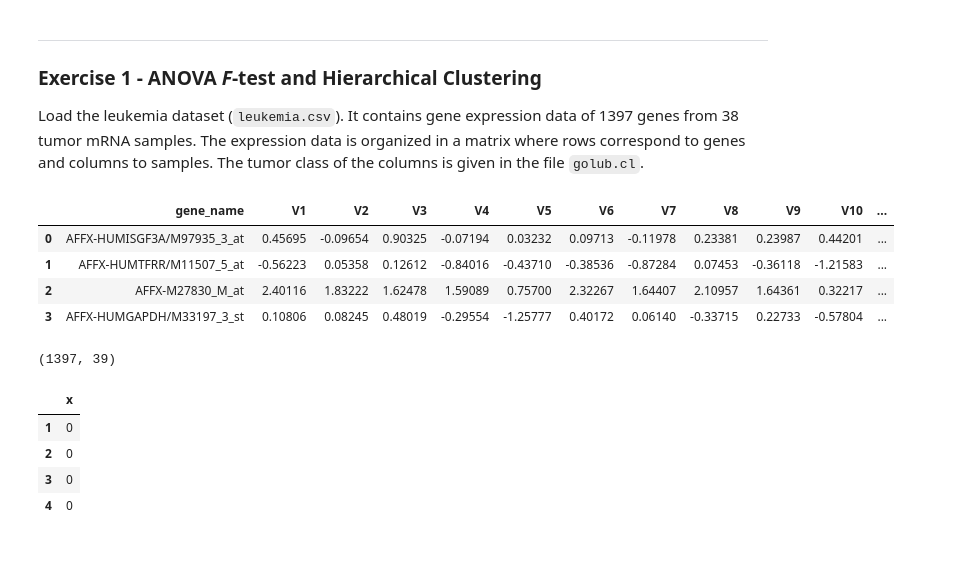
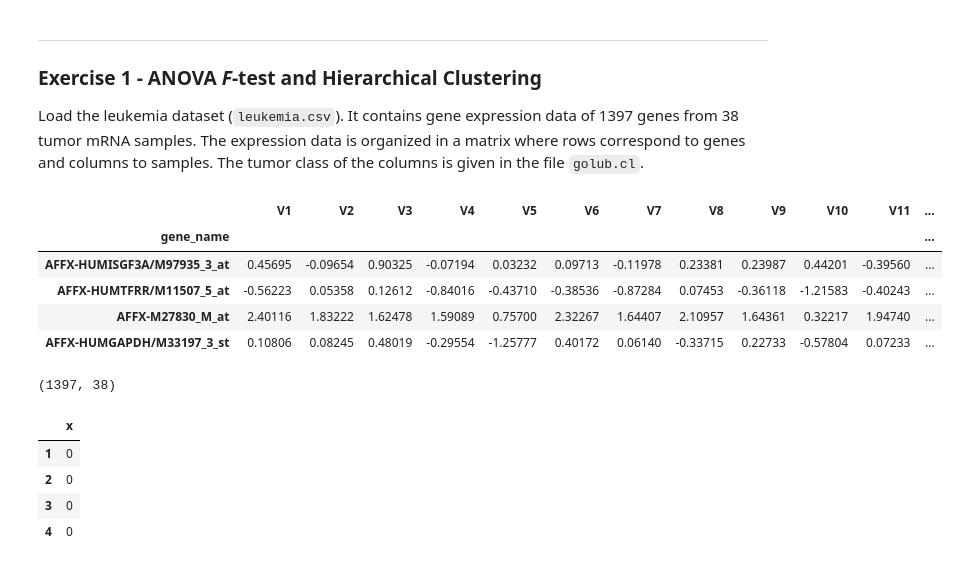
Before and after one commit to FabriceBeaumont/MA-INF_4216_Biomedical_DS_and_AI, a Jupyter notebook: Sheet4/Assignment4_Solutions.ipynb, the cells around one changed output. Saved outputs shown, nothing was run; the diff lists cells and outputs as text; code cells hidden in the pictures.

```diff
--- a/Sheet4/Assignment4_Solutions.ipynb
+++ b/Sheet4/Assignment4_Solutions.ipynb
@@ -23,18 +34,19 @@ Load the leukemia dataset (`leukemia.csv`). It contains gene expression data of
 tumor mRNA samples. The expression data is organized in a matrix where rows
 correspond to genes and columns to samples. The tumor class of the columns is given in the file `golub.cl`.
 # %%
-leukemia_db = pd.read_csv('https://raw.githubusercontent.com/D34dP0oL/4216_Biomedical_DS_and_AI/main/Sheet4/leukemia.csv')
+leukemia_db = pd.read_csv('https://raw.githubusercontent.com/D34dP0oL/4216_Biomedical_DS_and_AI/main/Sheet4/leukemia.csv', index_col='gene_name')
 leukemia_db.head(4)
 # %% [output]
-|  | gene_name | V1 | V2 | V3 | V4 | V5 | V6 | V7 | V8 | V9 | V10 | ... |
-| 0 | AFFX-HUMISGF3A/M97935_3_at | 0.45695 | -0.09654 | 0.90325 | -0.07194 | 0.03232 | 0.09713 | -0.11978 | 0.23381 | 0.23987 | 0.44201 | ... |
-| 1 | AFFX-HUMTFRR/M11507_5_at | -0.56223 | 0.05358 | 0.12612 | -0.84016 | -0.43710 | -0.38536 | -0.87284 | 0.07453 | -0.36118 | -1.21583 | ... |
-| 2 | AFFX-M27830_M_at | 2.40116 | 1.83222 | 1.62478 | 1.59089 | 0.75700 | 2.32267 | 1.64407 | 2.10957 | 1.64361 | 0.32217 | ... |
-| 3 | AFFX-HUMGAPDH/M33197_3_st | 0.10806 | 0.08245 | 0.48019 | -0.29554 | -1.25777 | 0.40172 | 0.06140 | -0.33715 | 0.22733 | -0.57804 | ... |
+|  | V1 | V2 | V3 | V4 | V5 | V6 | V7 | V8 | V9 | V10 | V11 | ... |
+| gene_name |  |  |  |  |  |  |  |  |  |  |  | ... |
+| AFFX-HUMISGF3A/M97935_3_at | 0.45695 | -0.09654 | 0.90325 | -0.07194 | 0.03232 | 0.09713 | -0.11978 | 0.23381 | 0.23987 | 0.44201 | -0.39560 | ... |
+| AFFX-HUMTFRR/M11507_5_at | -0.56223 | 0.05358 | 0.12612 | -0.84016 | -0.43710 | -0.38536 | -0.87284 | 0.07453 | -0.36118 | -1.21583 | -0.40243 | ... |
+| AFFX-M27830_M_at | 2.40116 | 1.83222 | 1.62478 | 1.59089 | 0.75700 | 2.32267 | 1.64407 | 2.10957 | 1.64361 | 0.32217 | 1.94740 | ... |
+| AFFX-HUMGAPDH/M33197_3_st | 0.10806 | 0.08245 | 0.48019 | -0.29554 | -1.25777 | 0.40172 | 0.06140 | -0.33715 | 0.22733 | -0.57804 | 0.07233 | ... |
 # %%
 leukemia_db.shape
 # %% [output]
-(1397, 39)
+(1397, 38)
 # %%
 tumor_class_db = pd.read_csv('https://raw.githubusercontent.com/D34dP0oL/4216_Biomedical_DS_and_AI/main/Sheet4/golub.cl.csv', index_col='Unnamed: 0')
 tumor_class_db.head(4)
```
Also changed, not shown: parts of 21 cells of this notebook.
